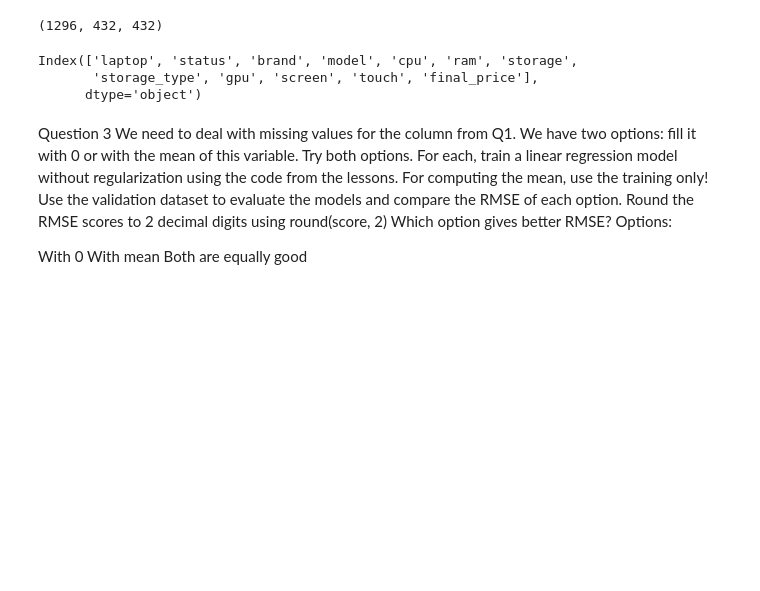
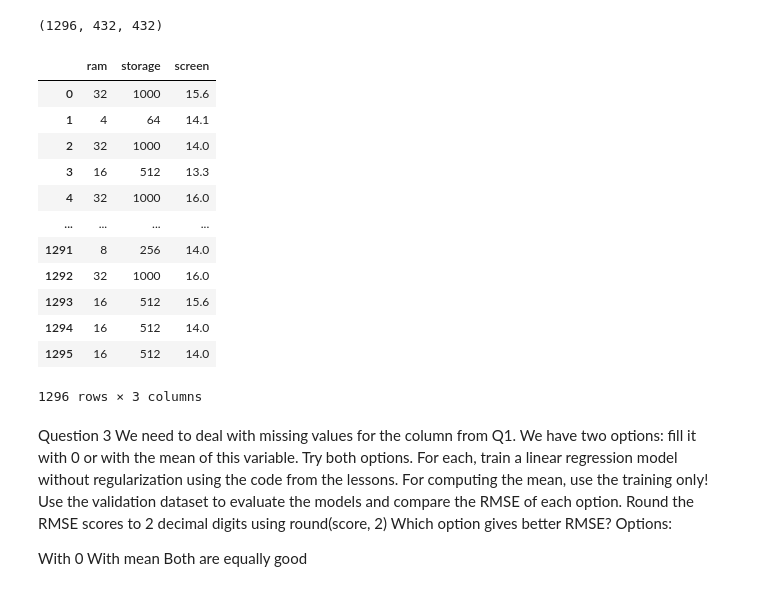
Before and after one commit to lakshmant-thota/ml_zoomcamp, a Jupyter notebook: homework2_lakshman.ipynb, the cells around one changed output. Saved outputs shown, nothing was run; the diff lists cells and outputs as text; code cells hidden in the pictures; blank space fills up the shorter version.

```diff
--- a/homework2_lakshman.ipynb
+++ b/homework2_lakshman.ipynb
@@ -161,6 +161,10 @@ array([2079,  668, 2073, ..., 1130, 1294,  860])
 idx[1]
 # %% [output]
 668
+# %%
+base = ['ram', 'storage', 'screen','final_price']
+# %%
+df = df[base]
 # %%
 df_train = df.iloc[idx[:n_train]]
 df_val = df.iloc[idx[n_train:n_train+n_val]]
@@ -176,9 +188,19 @@ df_test = df_test.reset_index(drop=True)
 # %%
-df_train.columns
+df_train
 # %% [output]
+|  | ram | storage | screen |
+| 0 | 32 | 1000 | 15.6 |
+| 1 | 4 | 64 | 14.1 |
+| 2 | 32 | 1000 | 14.0 |
+| 3 | 16 | 512 | 13.3 |
+| 4 | 32 | 1000 | 16.0 |
+| ... | ... | ... | ... |
+| 1291 | 8 | 256 | 14.0 |
+| 1292 | 32 | 1000 | 16.0 |
+| 1293 | 16 | 512 | 15.6 |
+| 1294 | 16 | 512 | 14.0 |
+| 1295 | 16 | 512 | 14.0 |
-Index(['laptop', 'status', 'brand', 'model', 'cpu', 'ram', 'storage',
-       'storage_type', 'gpu', 'screen', 'touch', 'final_price'],
-      dtype='object')
+1296 rows × 3 columns
 # %% [markdown]
 Question 3
 We need to deal with missing values for the column from Q1.
```
Also changed, not shown: parts of 32 cells of this notebook.
